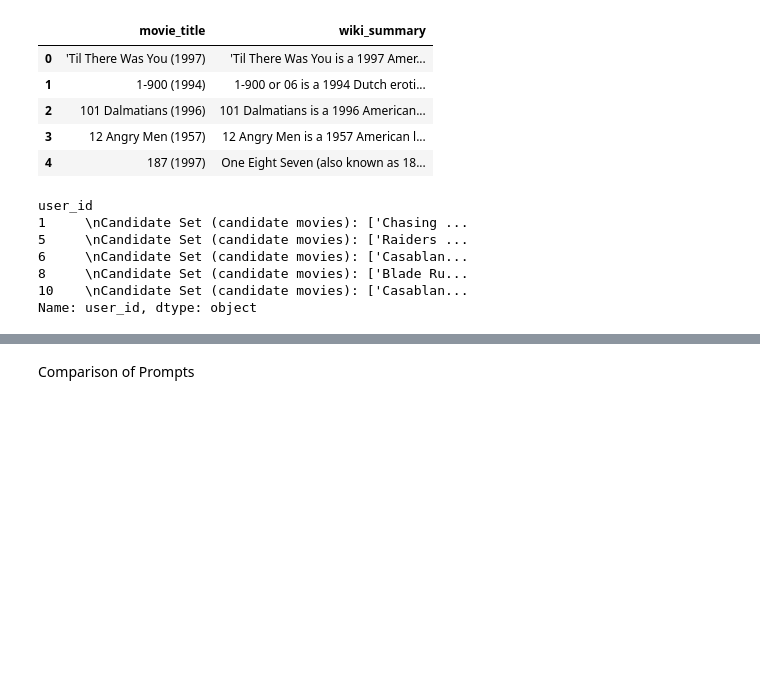
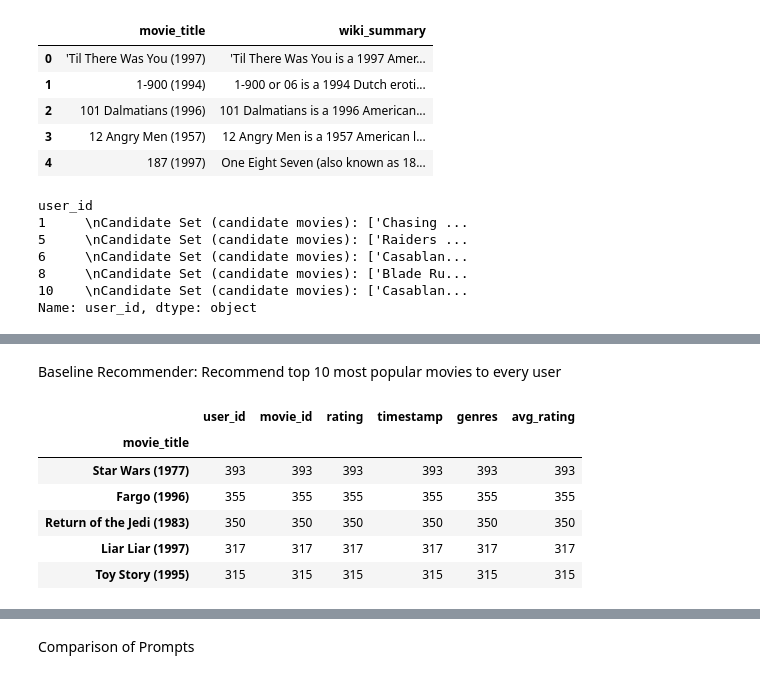
Before and after one commit to nick-carroll1/LLM-Recommender-System, a Jupyter notebook: src/comparing_prompts.ipynb, the cells around one changed output, grey strips where cells are left out. Cells and saved outputs as stored; diff of their text form; code cells hidden in the pictures; blank space fills up the shorter version.

```diff
--- a/src/train.ipynb
+++ b/src/comparing_prompts.ipynb
@@ -325,0 +338,2 @@ Name: user_id, dtype: object
+# %% [markdown]
+Baseline Recommender: Recommend top 10 most popular movies to every user
@@ -325,0 +342,10 @@ Name: user_id, dtype: object
+# %%
+viewings.head()
+# %% [output]
+|  | user_id | movie_id | rating | timestamp | genres | avg_rating |
+| movie_title |  |  |  |  |  |  |
+| Star Wars (1977) | 393 | 393 | 393 | 393 | 393 | 393 |
+| Fargo (1996) | 355 | 355 | 355 | 355 | 355 | 355 |
+| Return of the Jedi (1983) | 350 | 350 | 350 | 350 | 350 | 350 |
+| Liar Liar (1997) | 317 | 317 | 317 | 317 | 317 | 317 |
+| Toy Story (1995) | 315 | 315 | 315 | 315 | 315 | 315 |
```
Also changed, not shown: parts of 22 cells of this notebook.
